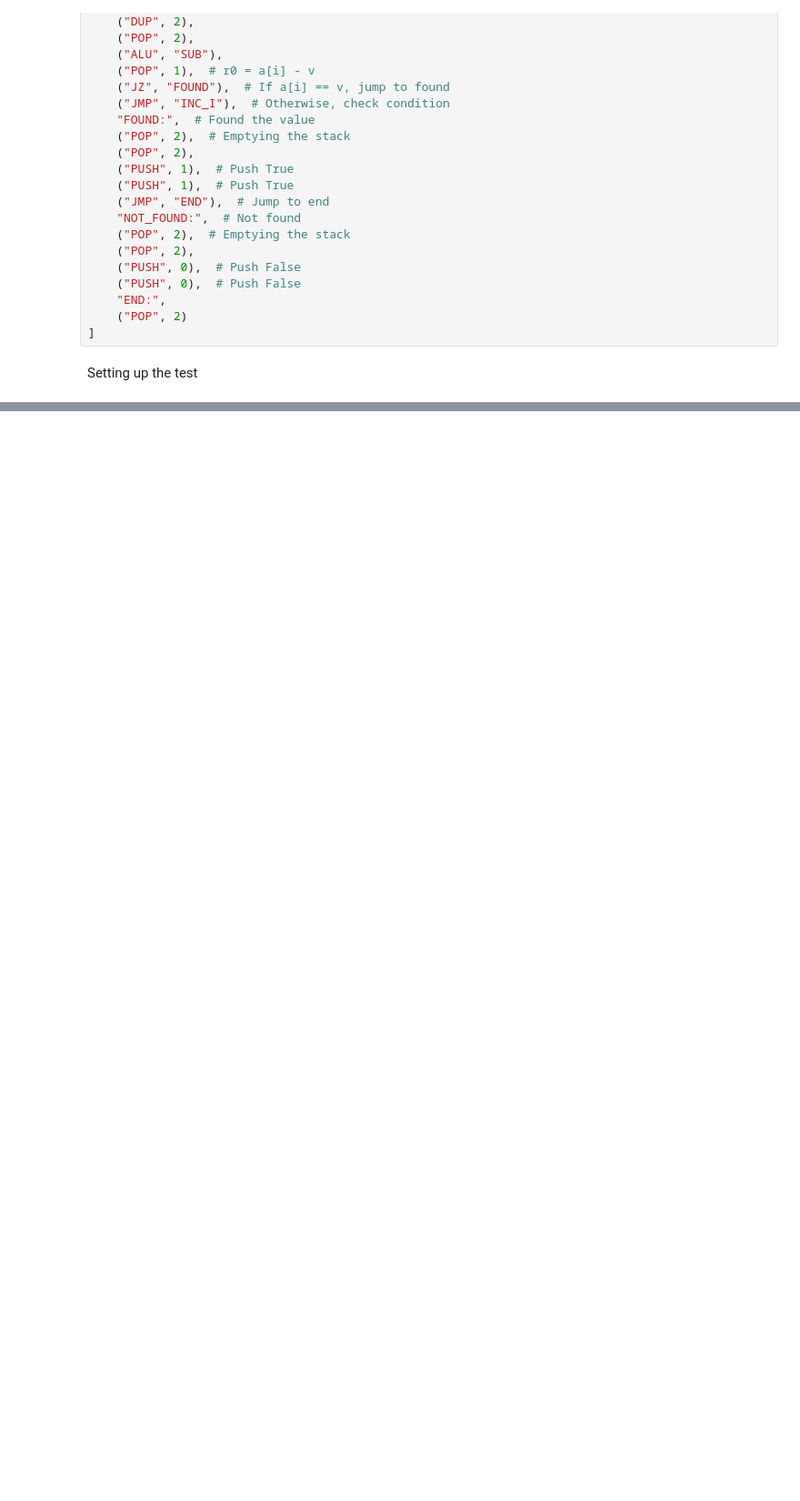
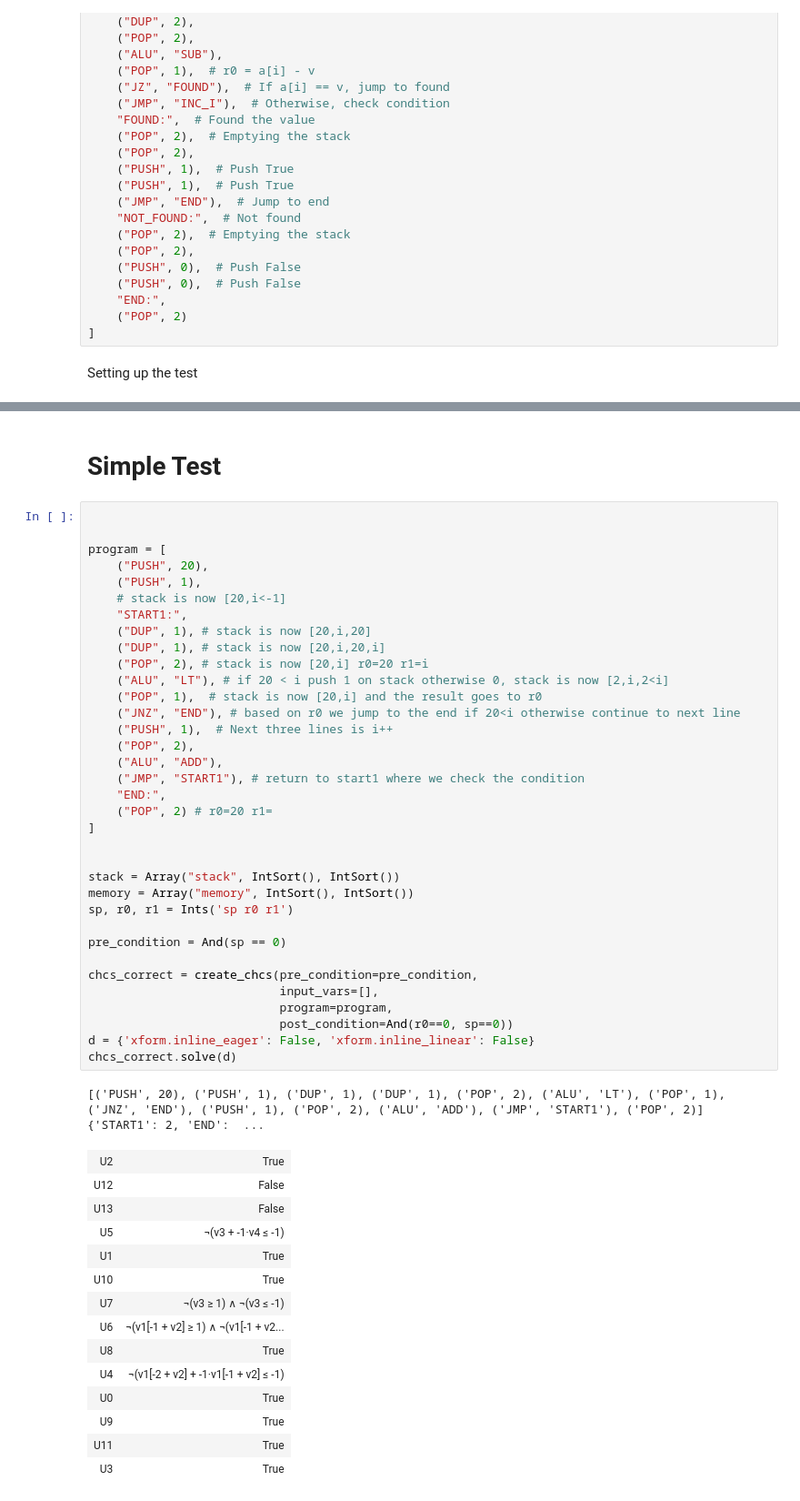
Before and after one commit to freundyotam/techcs-236346, a Jupyter notebook: sw/test_create_chcs.ipynb, the cells around one changed output, grey strips where cells are left out. Shown at 91% size. Drawn from its saved outputs; the diff is of its cells as text; blank space fills up the shorter version.

```diff
--- a/sw/test_create_chcs.ipynb
+++ b/sw/test_create_chcs.ipynb
@@ -349,0 +300,53 @@ digraph {
+# %% [markdown]
+# Simple Test
+# %%
+
+
+program = [
+    ("PUSH", 20),
+    ("PUSH", 1),
+    # stack is now [20,i<-1]
+    "START1:",
+    ("DUP", 1), # stack is now [20,i,20]
+    ("DUP", 1), # stack is now [20,i,20,i]
+    ("POP", 2), # stack is now [20,i] r0=20 r1=i
+    ("ALU", "LT"), # if 20 < i push 1 on stack otherwise 0, stack is now [2,i,2<i]
+    ("POP", 1),  # stack is now [20,i] and the result goes to r0
+    ("JNZ", "END"), # based on r0 we jump to the end if 20<i otherwise continue to next line
+    ("PUSH", 1),  # Next three lines is i++
+    ("POP", 2),
+    ("ALU", "ADD"),
+    ("JMP", "START1"), # return to start1 where we check the condition
+    "END:",
+    ("POP", 2) # r0=20 r1=
+]
+
+
+stack = Array("stack", IntSort(), IntSort())
+memory = Array("memory", IntSort(), IntSort())
+sp, r0, r1 = Ints('sp r0 r1')
+
+pre_condition = And(sp == 0)
+
+chcs_correct = create_chcs(pre_condition=pre_condition,
+                           input_vars=[],
+                           program=program,
+                           post_condition=And(r0==0, sp==0))
+d = {'xform.inline_eager': False, 'xform.inline_linear': False}
+chcs_correct.solve(d)
+# %% [output]
+[('PUSH', 20), ('PUSH', 1), ('DUP', 1), ('DUP', 1), ('POP', 2), ('ALU', 'LT'), ('POP', 1), ('JNZ', 'END'), ('PUSH', 1), ('POP', 2), ('ALU', 'ADD'), ('JMP', 'START1'), ('POP', 2)] {'START1': 2, 'END':  ...
+| U2 | True |
+| U12 | False |
+| U13 | False |
+| U5 | ¬(ν3 + -1·ν4 ≤ -1) |
+| U1 | True |
+| U10 | True |
+| U7 | ¬(ν3 ≥ 1) ∧ ¬(ν3 ≤ -1) |
+| U6 | ¬(ν1[-1 + ν2] ≥ 1) ∧ ¬(ν1[-1 + ν2... |
+| U8 | True |
+| U4 | ¬(ν1[-2 + ν2] + -1·ν1[-1 + ν2] ≤ -1) |
+| U0 | True |
+| U9 | True |
+| U11 | True |
+| U3 | True |
```
Also changed, not shown: parts of 5 cells of this notebook, 4 other files.
